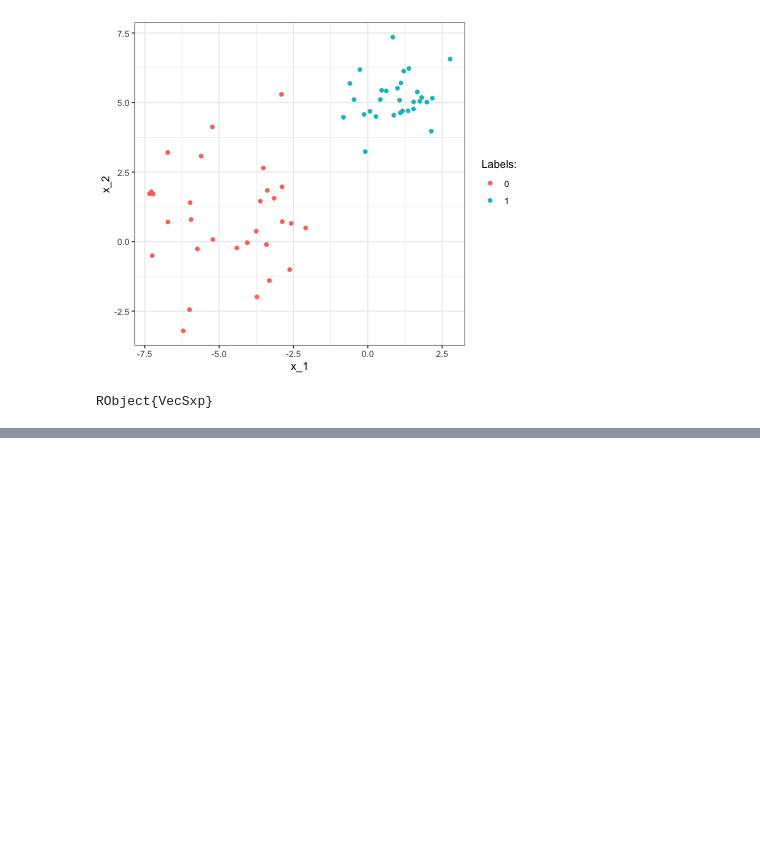
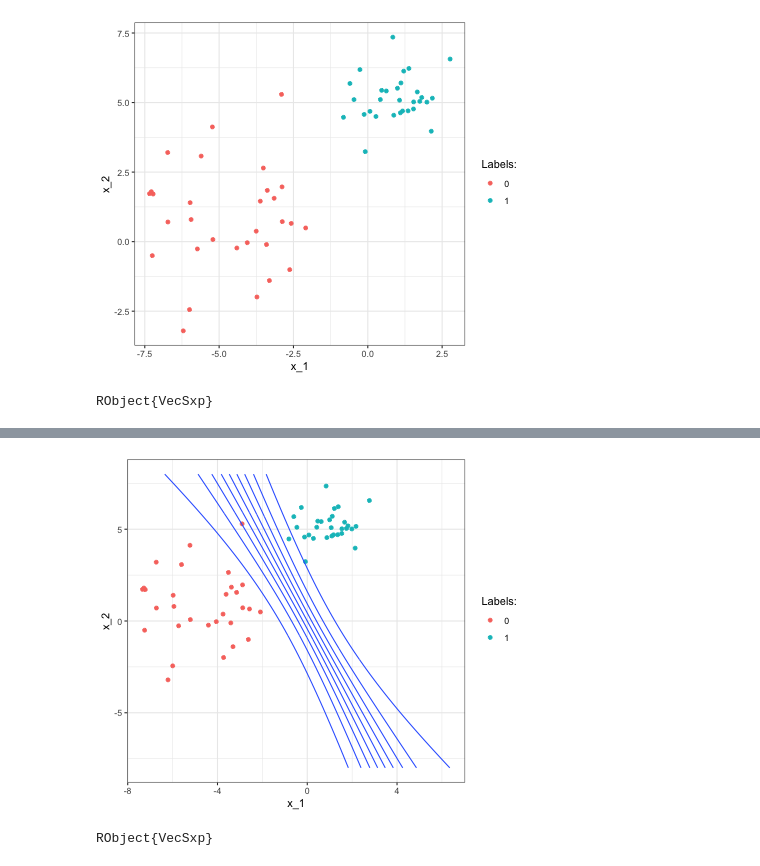
Before and after one commit to pat-alt/pat-alt.github.io, a Jupyter notebook: content/post/2021-10-27-bayesian-logistic-regression/toy_example.ipynb, the cells around one changed output, grey strips where cells are left out. Saved outputs shown, nothing was run; the diff lists cells and outputs as text; code cells hidden in the pictures; blank space fills up the shorter version.

```diff
--- a/content/post/2021-10-27-bayesian-logistic-regression/toy_example.ipynb
+++ b/content/post/2021-10-27-bayesian-logistic-regression/toy_example.ipynb
@@ -70,0 +73,7 @@ end
+# %%
+y_mc = 1/n_sample .* sigmoid(W, X_grid) * ones(n_sample)
+df_grid = DataFrame(hcat(y_mc,X_grid), :auto)
+p + stat_contour(data=df_grid, aes(x = :x2, y = :x3, z = :x1))
+# %% [output]
+[figure, added]
+RObject{VecSxp}
```
Also changed, not shown: parts of 10 cells of this notebook, 2 other files.
